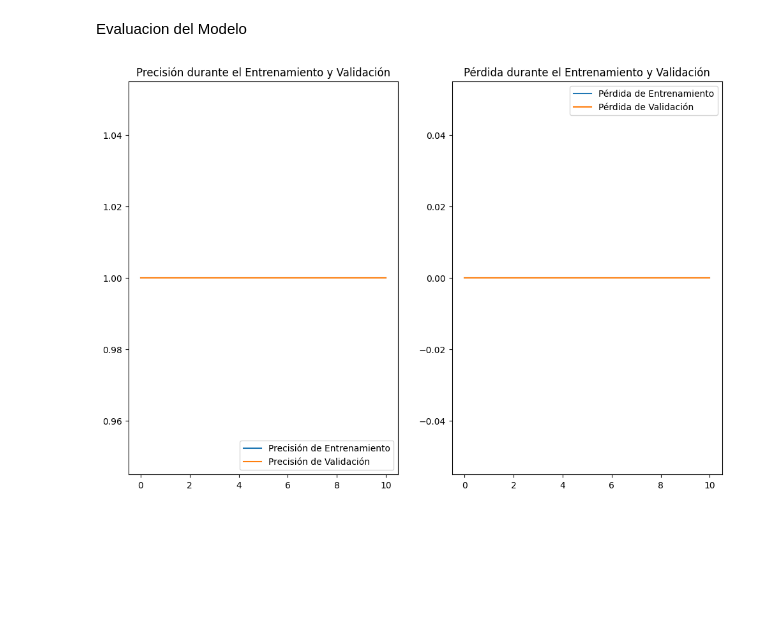
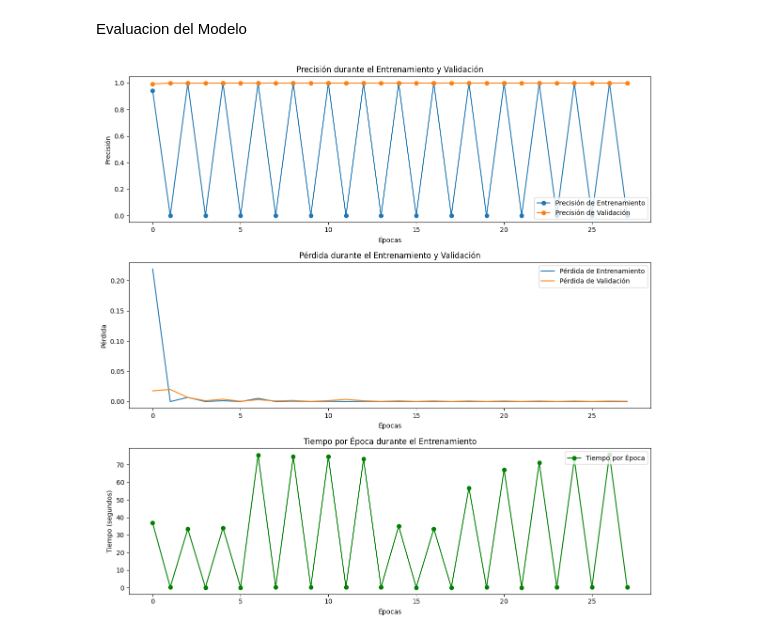
Before and after one commit to rofer0324/Reconocimiento-Facial, a Jupyter notebook: notebooks/Entrenamiento_Modelo.ipynb, the cells around one changed output. Drawn from its saved outputs; the diff is of its cells as text; code cells hidden in the pictures; blank space fills up the shorter version.

Commit message:
Update: Script de Entrenamiento + Modelo.keras

```diff
--- a/notebooks/Entrenamiento_Modelo.ipynb
+++ b/notebooks/Entrenamiento_Modelo.ipynb
@@ -21,7 +32,7 @@ train_dir = os.path.join(basePath, 'preprocessed', 'train')  # Ruta para entrena
 val_dir = os.path.join(basePath, 'preprocessed', 'validation')  # Ruta para validar
 batch_size = 32
 img_size = (224, 224)
-num_classes = 1
+num_classes = 15
 epochs = 30
 # %%
 # Generadores de datos
@@ -71,15 +82,22 @@ early_stopping = tf.keras.callbacks.EarlyStopping(
     restore_best_weights=True  # Restaura los mejores pesos al final del entrenamiento
 )
 
-# Entrenar el modelo con Early Stopping
+# Callback para registrar el tiempo por época
+time_callback = TimeHistory()
+
+# Entrenar el modelo con Early Stopping y el callback de tiempo
 history = model.fit(
     train_generator,
     steps_per_epoch=train_generator.samples // batch_size,
     validation_data=validation_generator,
     validation_steps=validation_generator.samples // batch_size,
     epochs=epochs,
-    callbacks=[early_stopping]
+    callbacks=[early_stopping, time_callback]
 )
+
+loss, accuracy = model.evaluate(validation_generator)
+print(f"Pérdida en validación: {loss}")
+print(f"Precisión en validación: {accuracy}")
 
 # Guardar el modelo entrenado
 model.save('../models/reconocimiento_facial_15_personas.keras')
@@ -111,41 +127,56 @@ Epoch 21/30
 # %% [markdown]
 Evaluacion del Modelo
 # %%
-# Graficar el rendimiento del modelo
-def plot_training(history):
+# Función para graficar el rendimiento del modelo
+def plot_training(history, epoch_times):
     acc = history.history['accuracy']
     val_acc = history.history['val_accuracy']
     loss = history.history['loss']
     val_loss = history.history['val_loss']
 
     # Ensure all lists have the same length
-    min_length = min(len(acc), len(val_acc), len(loss), len(val_loss))
+    min_length = min(len(acc), len(val_acc), len(loss), len(val_loss), len(epoch_times))
     acc = acc[:min_length]
     val_acc = val_acc[:min_length]
     loss = loss[:min_length]
     val_loss = val_loss[:min_length]
+    epoch_times = epoch_times[:min_length]
 
     epochs_range = range(min_length)  # Ensure epochs_range matches the length of history data
 
     # Graficar la precisión
-    plt.figure(figsize=(12, 8))
-    plt.subplot(1, 2, 1)
-    plt.plot(epochs_range, acc, label='Precisión de Entrenamiento')
-    plt.plot(epochs_range, val_acc, label='Precisión de Validación')
+    plt.figure(figsize=(12, 12))
+
+    plt.subplot(3, 1, 1)
+    plt.plot(epochs_range, acc, 'o-',label='Precisión de Entrenamiento')
+    plt.plot(epochs_range, val_acc, 'o-',label='Precisión de Validación')
     plt.legend(loc='lower right')
     plt.title('Precisión durante el Entrenamiento y Validación')
+    plt.xlabel('Épocas')
+    plt.ylabel('Precisión')
 
     # Graficar la pérdida
-    plt.subplot(1, 2, 2)
+    plt.subplot(3, 1, 2)
     plt.plot(epochs_range, loss, label='Pérdida de Entrenamiento')
     plt.plot(epochs_range, val_loss, label='Pérdida de Validación')
     plt.legend(loc='upper right')
     plt.title('Pérdida durante el Entrenamiento y Validación')
+    plt.xlabel('Épocas')
+    plt.ylabel('Pérdida')
+
+    # Graficar el tiempo por época
+    plt.subplot(3, 1, 3)
+    plt.plot(epochs_range, epoch_times, 'o-', label='Tiempo por Época', color='green')
+    plt.legend(loc='upper right')
+    plt.title('Tiempo por Época durante el Entrenamiento')
+    plt.xlabel('Épocas')
+    plt.ylabel('Tiempo (segundos)')
 
     # Mostrar las gráficas
+    plt.tight_layout()
     plt.show()
 
 # Llamar la función para graficar el rendimiento
-plot_training(history)
+plot_training(history, time_callback.times)
 # %% [output]
-[figure, old version]
+[figure, new version]
```
Also changed, not shown: parts of 3 cells of this notebook, 1 other file.
